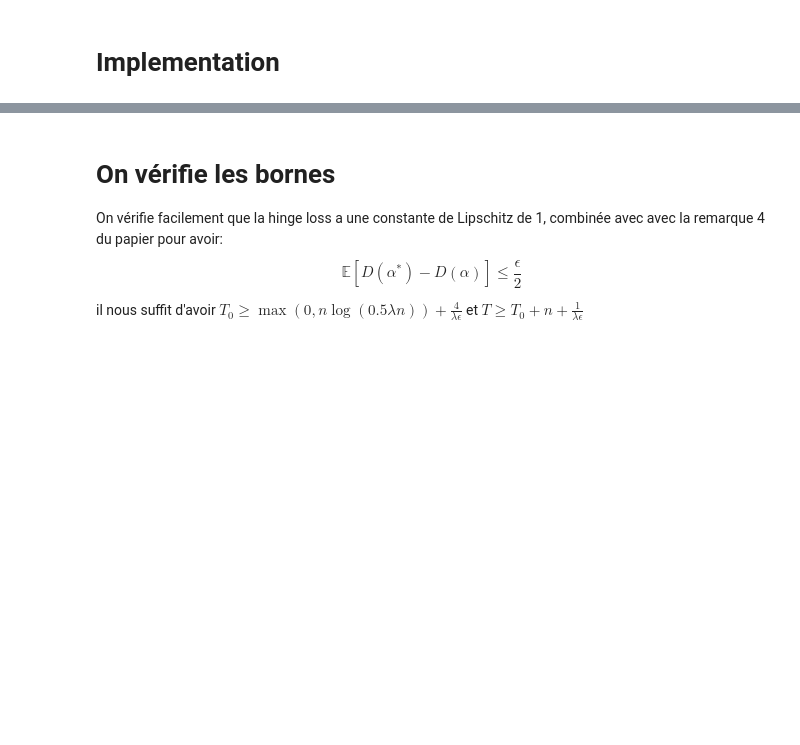
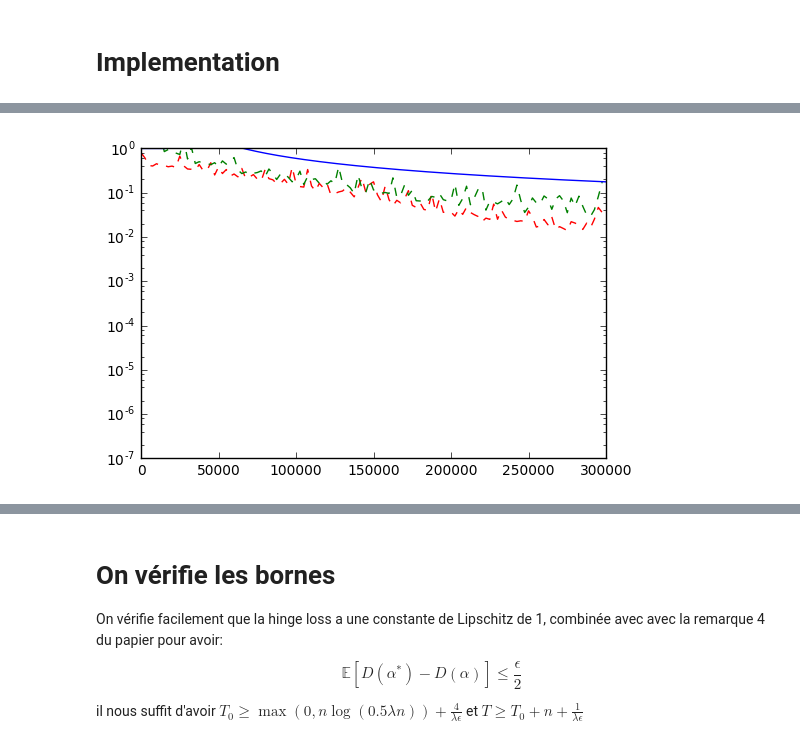
Before and after one commit to schechtman/SDCA, a Jupyter notebook: Untitled.ipynb, the cells around one changed output, grey strips where cells are left out. Drawn from its saved outputs; the diff is of its cells as text; code cells hidden in the pictures; blank space fills up the shorter version.

```diff
--- a/Untitled.ipynb
+++ b/Untitled.ipynb
@@ -190,0 +198,5 @@ plt.yscale("log")
+# %%
+l = np.ceil(max(0, n * np.log(0.5 * lmd * n))) + n
+dual_gap_bound = [1. for i in range(int(l) + 1)]
+for i in range(int(l) + 1, n_iter):
+    dual_gap_bound.append(5 / (lmd * (i - l )))
@@ -191 +212,9 @@ plt.yscale("log")
+# %%
+plt.plot(np.arange(0, n_iter, save_loss), np.array(P) - np.array(D) , "r--", label="dual gap")
+plt.plot(np.arange(0, n_iter, save_loss), np.array(P_peg) - np.array(D), "g--", label="je sais pas")
+plt.plot(dual_gap_bound)
+plt.ylim( (10**(-7), 1) )
+plt.yscale("log")
+# %% [output]
+[figure, added]
 # %%
```
Also changed, not shown: parts of 32 cells of this notebook.
